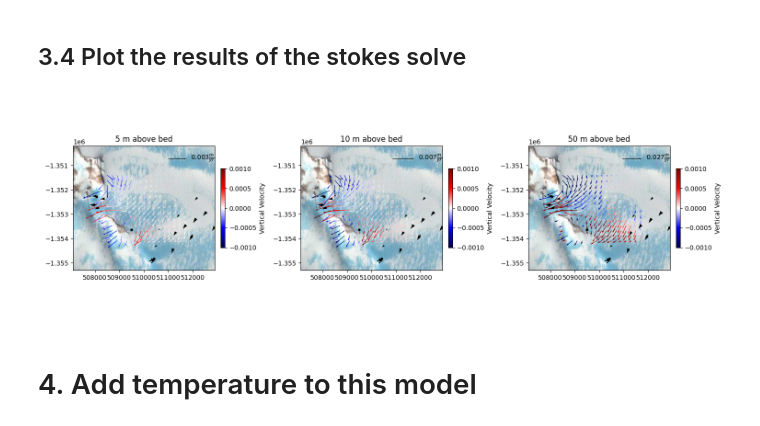
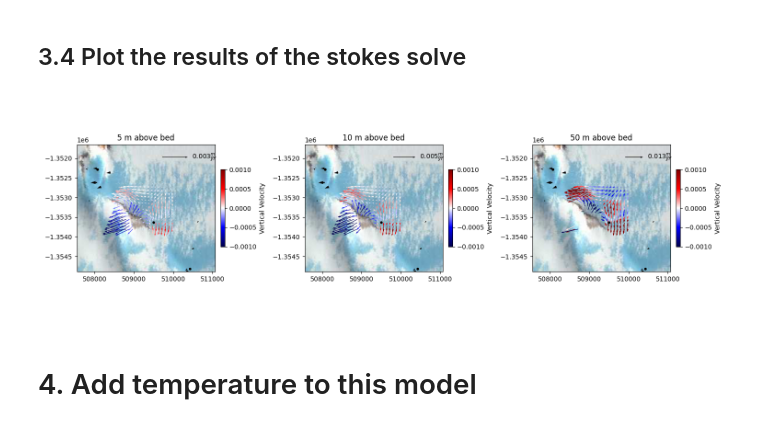
Before and after one commit to johnmorganmanos/AH_temp_paper, a Jupyter notebook: Processing_notebooks/flow_and_temp.ipynb, the cells around one changed output. Drawn from its saved outputs; the diff is of its cells as text; code cells hidden in the pictures.

```diff
--- a/Processing_notebooks/flow_and_temp.ipynb
+++ b/Processing_notebooks/flow_and_temp.ipynb
@@ -53,9 +53,9 @@ from mpl_toolkits.axes_grid1.inset_locator import inset_axes
 import rasterio
 from rasterio.enums import Resampling
 
-upscale_factor = 1/2
+upscale_factor = 1/1
 
-src_bed = rasterio.open("../Meshes/ThreeD_meshing/AH_bed_1902.tif")
+src_bed = rasterio.open("../Meshes/ThreeD_meshing/ian_bedmachine_1902_all_nunatak.tif")
 bed_DEM = src_bed.read(1,
                         out_shape=(
                             src_bed.count,
@@ -71,7 +71,7 @@ src_bed_transform = src_bed.transform * src_bed.transform.scale(
     (src_bed.height / bed_DEM.shape[-2])
 )
 
-src_surf = rasterio.open("../Meshes/ThreeD_meshing/AH_surf_1902.tif")
+src_surf = rasterio.open("../Meshes/ThreeD_meshing/rema_1902_all_nunatak.tif")
 surf_DEM = src_surf.read(1,
                         out_shape=(
                             src_surf.count,
@@ -193,7 +193,7 @@ origin_y = lats.min() # origin (lower left corner) in y, get this from the DEM
 
 base_mesh = RectangleMesh(nx,ny, Lx, Ly, originX=origin_x, originY=origin_y)
 # Make a height 1 mesh.
-unit_extruded_mesh = ExtrudedMesh(base_mesh, layers=10)
+unit_extruded_mesh = ExtrudedMesh(base_mesh, layers=20)
 
 base_fs = FunctionSpace(base_mesh, "CG", 1)
 
@@ -227,7 +227,7 @@ extruded_surface.dat.data_wo[:] = surf_interp
 x, y, z = SpatialCoordinate(unit_extruded_mesh)
 new_coordinates = assemble(
     interpolate(
-        as_vector([x, y, extruded_bed + z * (1-extruded_bed) + z * extruded_surface]),
+        as_vector([x, y, (1-z) * extruded_bed + z * extruded_surface]),
         unit_extruded_mesh.coordinates.function_space()
     )
 )
@@ -235,7 +235,7 @@ new_coordinates = assemble(
 
 # Finally build the mesh you are actually after.
 mesh = Mesh(new_coordinates)
-
+x, y, z = SpatialCoordinate(mesh)
 
 ## Plot using scatter since we can't plot Tensor product using triplot
 ax = plt.figure(figsize=[10,5]).add_subplot(projection='3d')
@@ -328,35 +328,35 @@ for n,m_above_bed in enumerate(cross_sections):
 
 
     vel_cross = np.asarray(vel_cross)
     vel_cross_coords = np.asarray(vel_cross_coords)
 
     norm = mcolors.Normalize(vmin=-0.001, vmax=0.001)
     cmap = plt.cm.seismic
     colors = cmap(norm(vel_cross[:,2]*spy))
 
     show(image_data,ax=axes[n],transform=src1.transform)
     Q = axes[n].quiver(vel_cross_coords[:,0], vel_cross_coords[:,1], vel_cross[:,0]*spy, vel_cross[:,1]*spy, scale = None, color=colors)
 
     axes[n].set_xlim([vel_cross_coords[:,0].min()-1000, vel_cross_coords[:,0].max()+1000])
     axes[n].set_ylim([vel_cross_coords[:,1].min()-1000, vel_cross_coords[:,1].max()+1000])
 
     axes[n].set_title(str(m_above_bed)+' m above bed')
     sm = cm.ScalarMappable(cmap=cmap, norm=norm)
     sm.set_array([])  # Needed only to satisfy colorbar creation
     cbar = plt.colorbar(sm, ax=axes[n], fraction=0.026, pad=0.04)
     cbar.set_label('Vertical Velocity')
 
     max_val = round(np.max(np.sqrt((vel_cross[:,0]*spy)**2+(vel_cross[:,1]*spy)**2)),3)
-    axes[n].scatter(transformed_x,transformed_y, marker='.',c='black', label='Boreholes')
+    axes[n].scatter(transformed_x,transformed_y, marker='.',color='black', label='Boreholes')
     max_val_str = str(max_val)
     qk = axes[n].quiverkey(Q, 0.8, 0.9, max_val, max_val_str+r'$\frac{m}{yr}$', labelpos='E', coordinates='axes', color='black')
     axes[n].quiver(gps_velocities['x'], gps_velocities['y'],
                    gps_velocities['u'], gps_velocities['v'],
                    scale = None, label='GPS velocities')
 plt.tight_layout()
 # plt.savefig('3d_flow_cross_sections_long.png', dpi=300)
 # %% [output]
-[figure, old version]
+[figure, new version]
 # %% [markdown]
 # 4. Add temperature to this model
 # %% [markdown]
```
Also changed, not shown: parts of 20 cells of this notebook.
